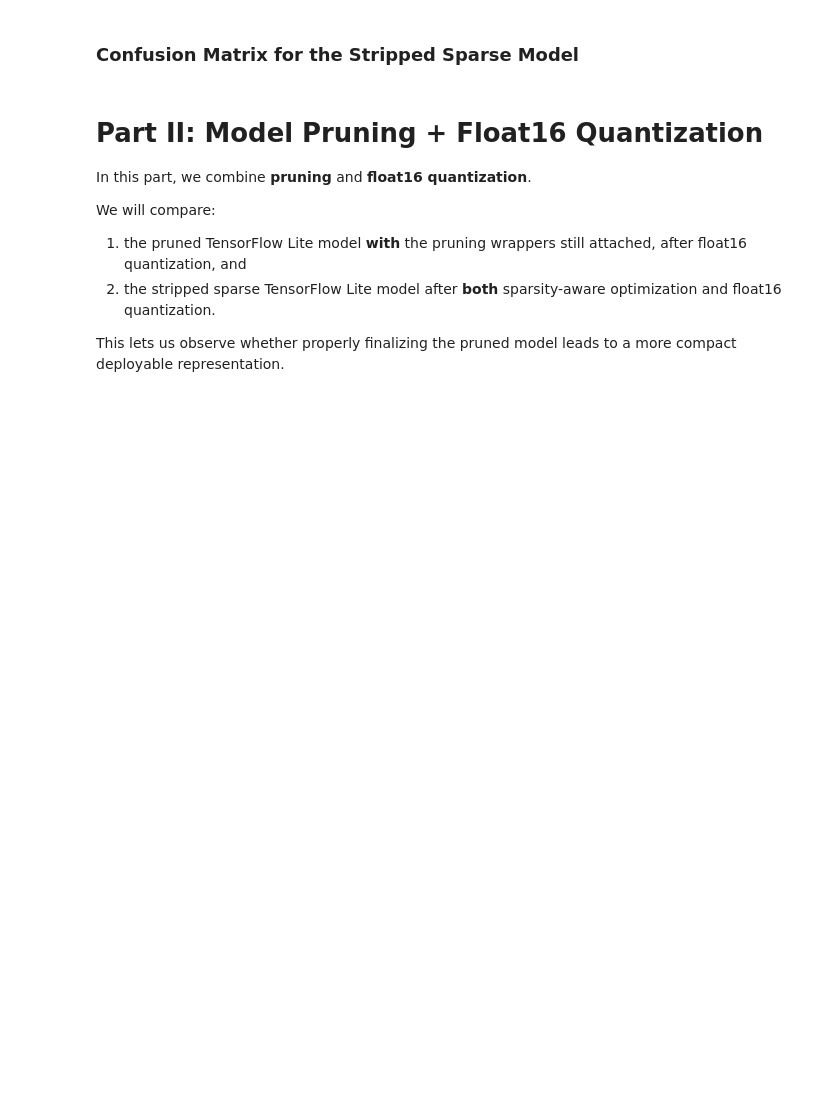
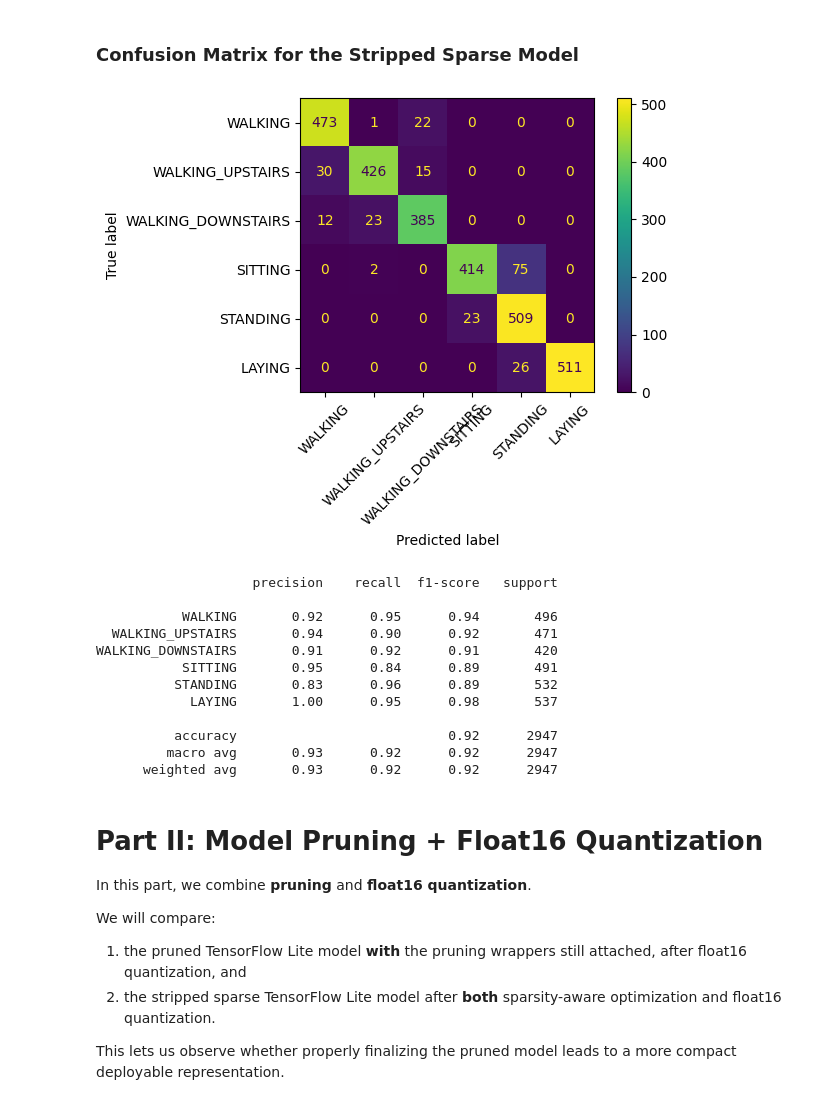
Before and after one commit to nhl01/EE446Labs, a Jupyter notebook: Lab3/EE446_UCI_HAR_DNN_Pruning_Quantization_Student_NL.ipynb, the cells around one changed output. Cells and saved outputs as stored; diff of their text form; code cells hidden in the pictures; blank space fills up the shorter version.

```diff
--- a/Lab3/EE446_UCI_HAR_DNN_Pruning_Quantization_Student_NL.ipynb
+++ b/Lab3/EE446_UCI_HAR_DNN_Pruning_Quantization_Student_NL.ipynb
@@ -207,21 +343,29 @@ def evaluate_tflite_model(tflite_model, X, y_true):
     for i in range(len(X)):
         x = X[i:i+1].astype(np.float32)
 
-        # TODO:
         # Quantize the input only when the TFLite input tensor expects int8 or uint8.
         # Otherwise keep the input in the required floating-point dtype.
 
-        # <-- Enter your code here <--#
+        if input_details["dtype"]==np.int8:
+            if input_scale == 0:
+                raise ValueError("INT8 model has invalid input quantization scale 0.")
+            x = np.round(x/input_scale + input_zero_point).astype(np.int8)
+        elif input_details["dtype"]==np.uint8:
+            if input_scale == 0:
+                raise ValueError("UINT8 model has invalid input quantization scale 0.")
+            x = np.round(x/input_scale + input_zero_point).astype(np.uint8)
+        else:
+            x = x.astype(input_details["dtype"])
 
         interpreter.set_tensor(input_details["index"], x)
         interpreter.invoke()
 
         output = interpreter.get_tensor(output_details["index"])
 
-        # TODO:
         # Dequantize the output only when the output tensor is int8 or uint8.
 
-        # <-- Enter your code here <--#
+        if output_details["dtype"] in (np.int8, np.uint8) and output_scale != 0:
+            output = (output.astype(np.float32) - output_zero_point) * output_scale
 
         pred = int(np.argmax(output, axis=1)[0])
         y_pred.append(pred)
@@ -229,12 +373,12 @@ def evaluate_tflite_model(tflite_model, X, y_true):
     acc = accuracy_score(y_true, y_pred)
     return acc, np.array(y_pred)
 
-def convert_to_tflite_fp32(model):
+def convert_to_tflite_fp32(model, optimizations):
     # TODO:
     # Create a TFLiteConverter from the Keras model and return the converted FP32 model bytes.
-
-    # <-- Enter your code here <--#
-    raise NotImplementedError("Complete the FP32 conversion helper.")
+    converter = tf.lite.TFLiteConverter.from_keras_model(model)
+    converter.optimizations = optimizations
+    return converter.convert()
 # %% [markdown]
 ## 8. Convert the Baseline Model to TensorFlow Lite
 # %%
@@ -339,11 +590,30 @@ This is the proper way to preserve sparsity in the exported TensorFlow Lite mode
 # %% [markdown]
 ### Confusion Matrix for the Stripped Sparse Model
 # %%
-# TODO:
 # Plot the confusion matrix for the stripped sparse TFLite model.
 # Print the classification report for the stripped sparse TFLite model.
 
-# <-- Enter your code here <--#
+cm = confusion_matrix(y_test, fp32_stripped_sparse_pred)
+disp = ConfusionMatrixDisplay(confusion_matrix=cm, display_labels=class_names)
+disp.plot(xticks_rotation=45)
+plt.tight_layout()
+plt.show()
+
+print(classification_report(y_test, fp32_stripped_sparse_pred, target_names=class_names))
+# %% [output]
+[figure, added]
+                    precision    recall  f1-score   support
+
+           WALKING       0.92      0.95      0.94       496
+  WALKING_UPSTAIRS       0.94      0.90      0.92       471
+WALKING_DOWNSTAIRS       0.91      0.92      0.91       420
+           SITTING       0.95      0.84      0.89       491
+          STANDING       0.83      0.96      0.89       532
+            LAYING       1.00      0.95      0.98       537
+
+          accuracy                           0.92      2947
+         macro avg       0.93      0.92      0.92      2947
+      weighted avg       0.93      0.92      0.92      2947
 # %% [markdown]
 # Part II: Model Pruning + Float16 Quantization
 
```
Also changed, not shown: parts of 18 cells of this notebook, 5 other files.
